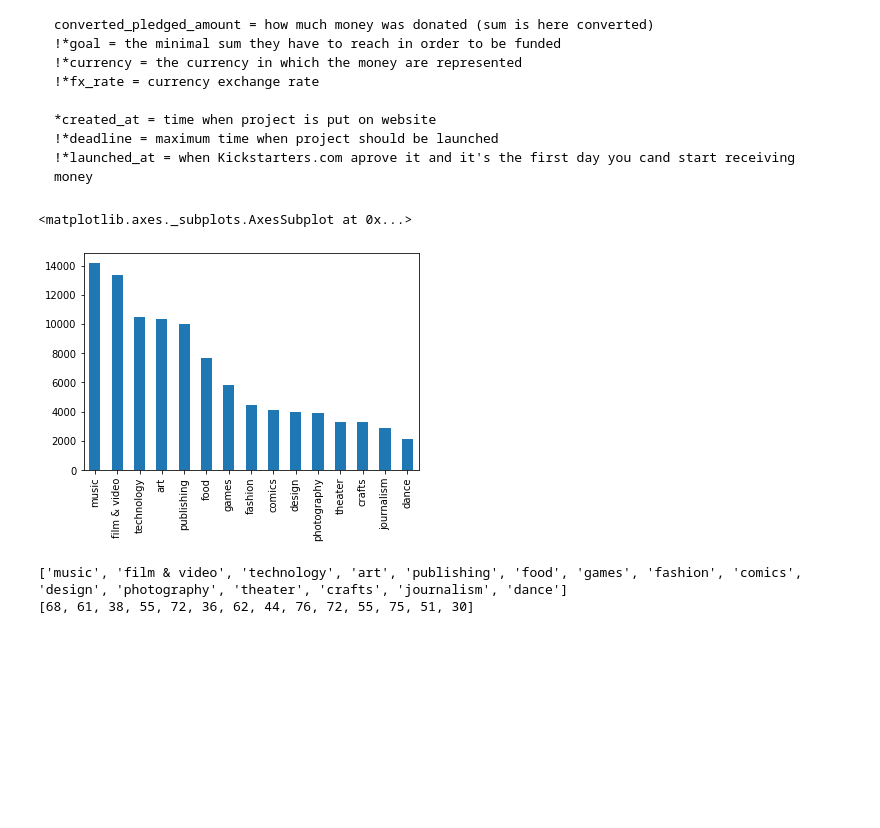
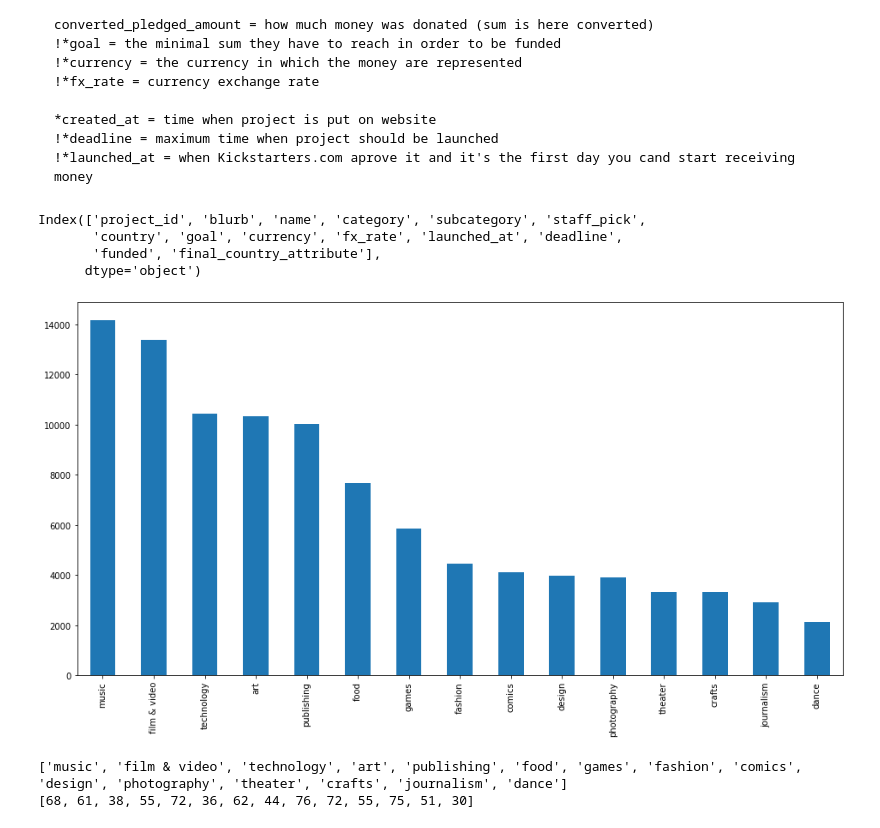
Before and after one commit to hetvankarsa/IntroDSKickstarter, a Jupyter notebook: Kickstarters.ipynb, the cells around one changed output. Drawn from its saved outputs; the diff is of its cells as text; code cells hidden in the pictures; blank space fills up the shorter version.

```diff
--- a/Kickstarters.ipynb
+++ b/Kickstarters.ipynb
@@ -86,12 +87,17 @@ training_data['final_country_attribute'] = country_attribute
 # %%
 ################################################### PICKING FEATURES ##########################################################
 
 # 1. CATEGORY:
 
 training_data['category'].value_counts().plot(kind='bar')
+
+training_data.columns
 # %% [output]
-<matplotlib.axes._subplots.AxesSubplot at 0x...>
+Index(['project_id', 'blurb', 'name', 'category', 'subcategory', 'staff_pick',
+       'country', 'goal', 'currency', 'fx_rate', 'launched_at', 'deadline',
+       'funded', 'final_country_attribute'],
+      dtype='object')
-[figure, old version]
+[figure, new version]
 # %%
 # This piece of code analyzes the 'category' attribute.
 # The printed vector shows the probability that, for each category, the project was picked to be funded
```
Also changed, not shown: parts of 26 cells of this notebook.
